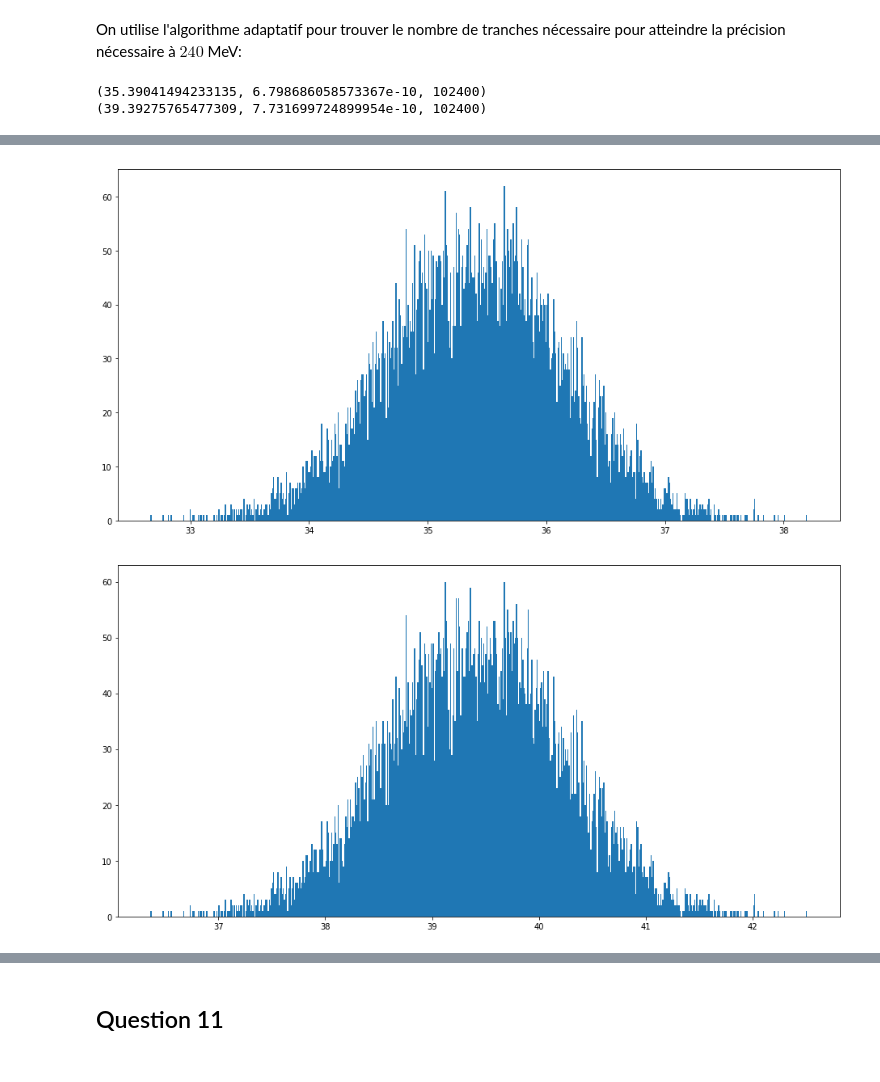
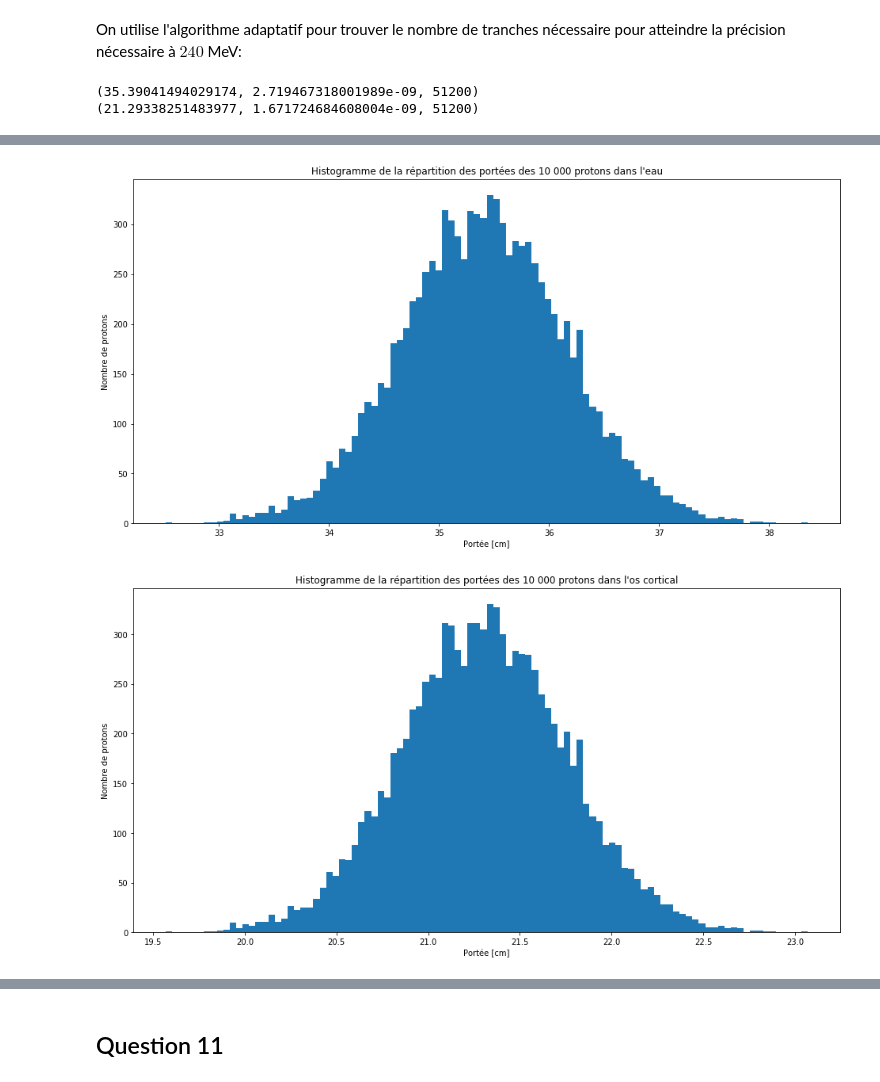
Before and after one commit to juham58/PhysNum_TP1, a Jupyter notebook: TP1.ipynb, the cells around one changed output, grey strips where cells are left out. Drawn from its saved outputs; the diff is of its cells as text; code cells hidden in the pictures.

```diff
--- a/TP1.ipynb
+++ b/TP1.ipynb
@@ -172,8 +166,4 @@ Il sera premièrement extrêmement pertinent d'écrire nos fonctions sous forme
 # %%
-def integrande_de_R(T, I, n_e, rho): # La fonction qu'on intégrera par rapport à T pour obtenir R_CSDA
-    return rho/S_col(T, I, n_e)
-
-
 def trapezes(f, a, b, N, precision):
     x = np.linspace(a,b,N+1) # N+1 parce que Python commence à indexer à 0
     y = f(x)
@@ -191,8 +181,9 @@ def trapezes(f, a, b, N, precision):
         precision_actuelle = abs(integrale_precedente - I)/3
     return I, precision_actuelle, N # I: Résultat, precision_actuelle: Précision du résultat, N: Nombre de tranches
 
-R_eau = lambda x: integrande_de_R(x, I_eau, ne_eau, rho_eau) # on redéfinit les fonctions S_col multivariées comme des fonctions à une variable
-R_os = lambda x: integrande_de_R(x, I_os, ne_os, rho_os)
+# Puisqu'on veut la portée en cm, on doit rediviser par rho
+R_eau = lambda x: 1/S_col(x, I_eau, ne_eau) # on redéfinit les fonctions S_col multivariées comme des fonctions à une variable
+R_os = lambda x: 1/S_col(x, I_os, ne_os)
 # %% [markdown]
 Après avoir redéfini les fonctions en fonctions à une variable. On pourra obtenir le résultat de la fonction trapèzes.
 # %%
@@ -459,11 +460,11 @@ L'implémentation de Newman de la quadrature de Gauss est extrêmement efficace
 # %% [markdown]
 On utilise l'algorithme adaptatif pour trouver le nombre de tranches nécessaire pour atteindre la précision nécessaire à $240$ MeV:
 # %%
-print(trapezes(R_eau, 3, 240, 50, 1e-9))
-print(trapezes(R_os, 3, 240, 50, 1e-9))
+print(trapezes(R_eau, 3, 240, 50, 5e-9))
+print(trapezes(R_os, 3, 240, 50, 5e-9))
 # %% [output]
-(35.39041494233135, 6.798686058573367e-10, 102400)
-(39.39275765477309, 7.731699724899954e-10, 102400)
+(35.39041494029174, 2.719467318001989e-09, 51200)
+(21.29338251483977, 1.671724684608004e-09, 51200)
 # %%
 def trapezes_sans_adapt(f, a, b, N):
     x = np.linspace(a,b,N+1) # N+1 parce que Python commence à indexer à 0
@@ -474,22 +475,29 @@ def trapezes_sans_adapt(f, a, b, N):
     I = (h/2) * np.sum(y_droit + y_gauche) # Résultat
     return I
 
-trapezes_pour_hist_eau = lambda x: trapezes_sans_adapt(R_eau, 3, x, 102400)
-trapezes_pour_hist_os = lambda x: trapezes_sans_adapt(R_os, 3, x, 102400)
+trapezes_pour_hist_eau = lambda x: trapezes_sans_adapt(R_eau, 3, x, 51200)
+trapezes_pour_hist_os = lambda x: trapezes_sans_adapt(R_os, 3, x, 51200)
 
-%timeit -r1 -n1 R_CSDA_trapezes_eau = list(map(trapezes_pour_hist_eau, protons))
+%timeit -r1 -n1 R_CSDA_trapezes_eau = list(map(trapezes_pour_hist_eau, protons)) # 45 s ± 2.3 s per loop (mean ± std. dev. of 10 runs, 1 loop each)
 R_CSDA_trapezes_eau = list(map(trapezes_pour_hist_eau, protons))
-%timeit -r1 -n1 R_CSDA_trapezes_os = list(map(trapezes_pour_hist_os, protons))
+
+%timeit -r1 -n1 R_CSDA_trapezes_os = list(map(trapezes_pour_hist_os, protons)) # 47.4 s ± 1.4 s per loop (mean ± std. dev. of 10 runs, 1 loop each)
 R_CSDA_trapezes_os = list(map(trapezes_pour_hist_os, protons))
 
 
 
 plt.figure(figsize=(16,8))
-plt.hist(R_CSDA_trapezes_eau, 600)
+plt.hist(R_CSDA_trapezes_eau, 100)
+plt.xlabel("Portée [cm]")
+plt.ylabel("Nombre de protons")
+plt.title("Histogramme de la répartition des portées des 10 000 protons dans l'eau")
 
 
 plt.figure(figsize=(16,8))
-plt.hist(R_CSDA_trapezes_os, 600)
+plt.hist(R_CSDA_trapezes_os, 100)
+plt.xlabel("Portée [cm]")
+plt.ylabel("Nombre de protons")
+plt.title("Histogramme de la répartition des portées des 10 000 protons dans l'os cortical")
 
 plt.show()
 # %% [output]
@@ -498,3 +506,3 @@ plt.show()
-[figure, old version]
+[figure, new version]
-[figure, old version]
+[figure, new version]
 # %% [markdown]
```
Also changed, not shown: parts of 22 cells of this notebook.
